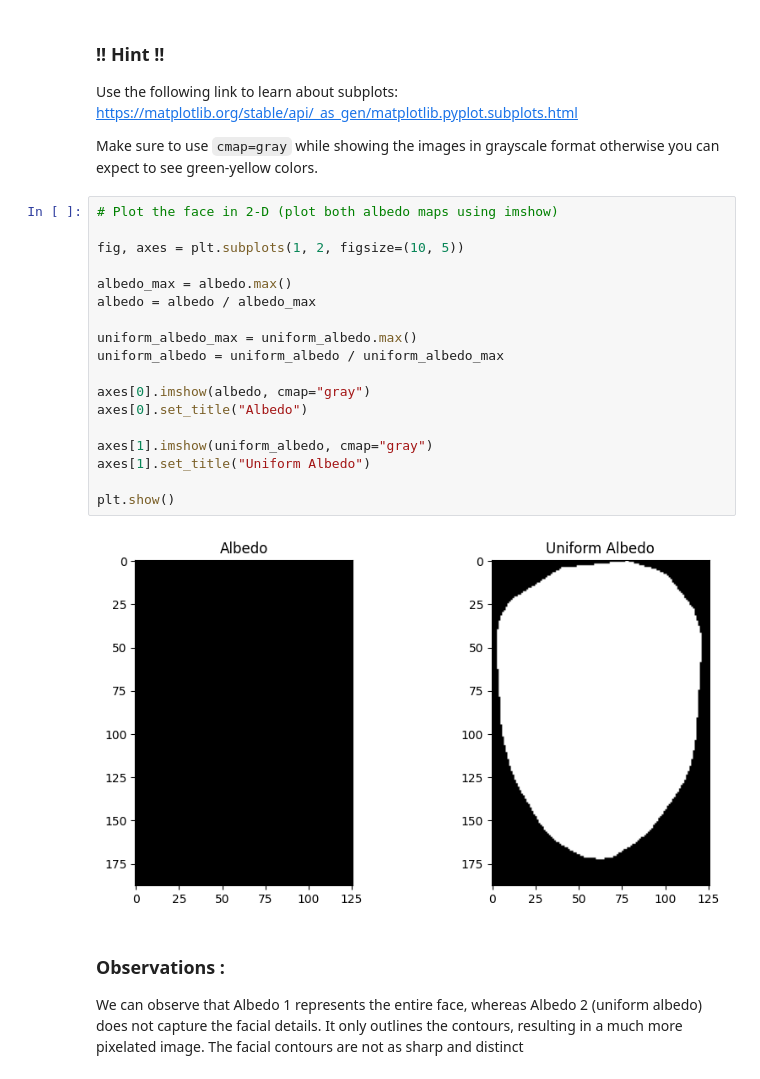
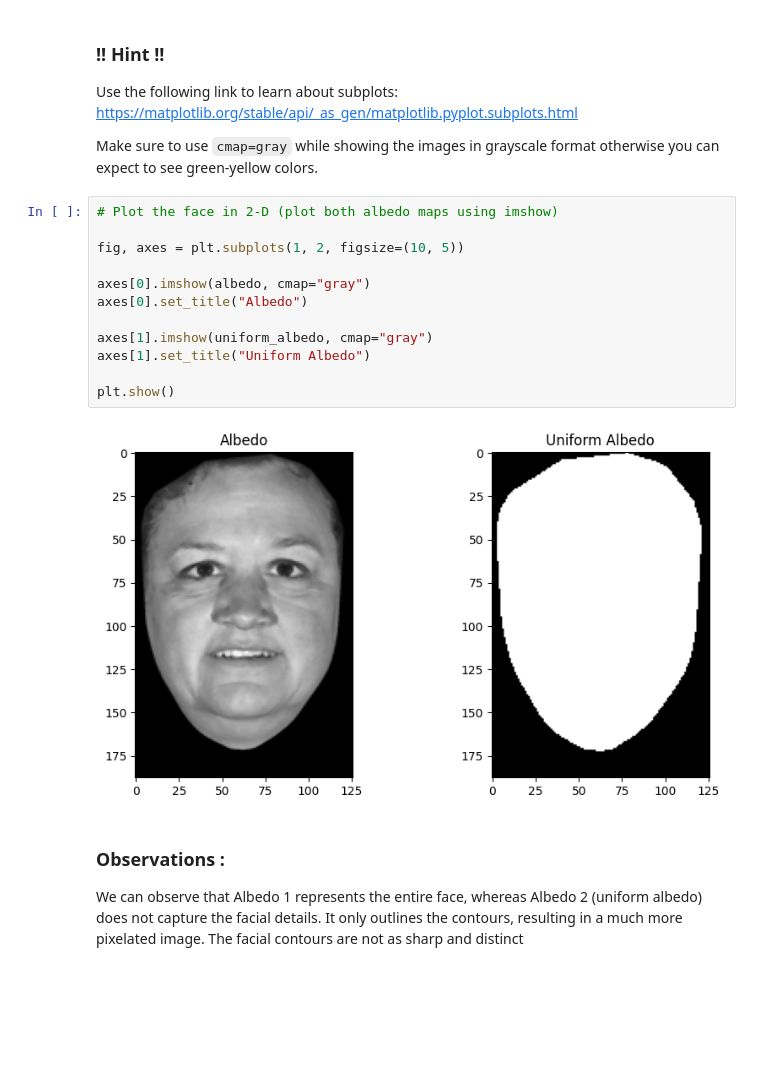
Before and after one commit to TSINET/CSE152A, a Jupyter notebook: HW1/HW1.ipynb, the cells around one changed output. Drawn from its saved outputs; the diff is of its cells as text; blank space fills up the shorter version.

```diff
--- a/HW1/HW1.ipynb
+++ b/HW1/HW1.ipynb
@@ -377,22 +374,16 @@ Make sure to use `cmap=gray` while showing the images in grayscale format otherw
 # %%
 # Plot the face in 2-D (plot both albedo maps using imshow)
 
 fig, axes = plt.subplots(1, 2, figsize=(10, 5))
-
-albedo_max = albedo.max()
-albedo = albedo / albedo_max
-
-uniform_albedo_max = uniform_albedo.max()
-uniform_albedo = uniform_albedo / uniform_albedo_max
 
 axes[0].imshow(albedo, cmap="gray")
 axes[0].set_title("Albedo")
 
 axes[1].imshow(uniform_albedo, cmap="gray")
 axes[1].set_title("Uniform Albedo")
 
 plt.show()
 # %% [output]
-[figure, old version]
+[figure, new version]
 # %% [markdown]
 ### Observations :
```
Also changed, not shown: parts of 8 cells of this notebook.
